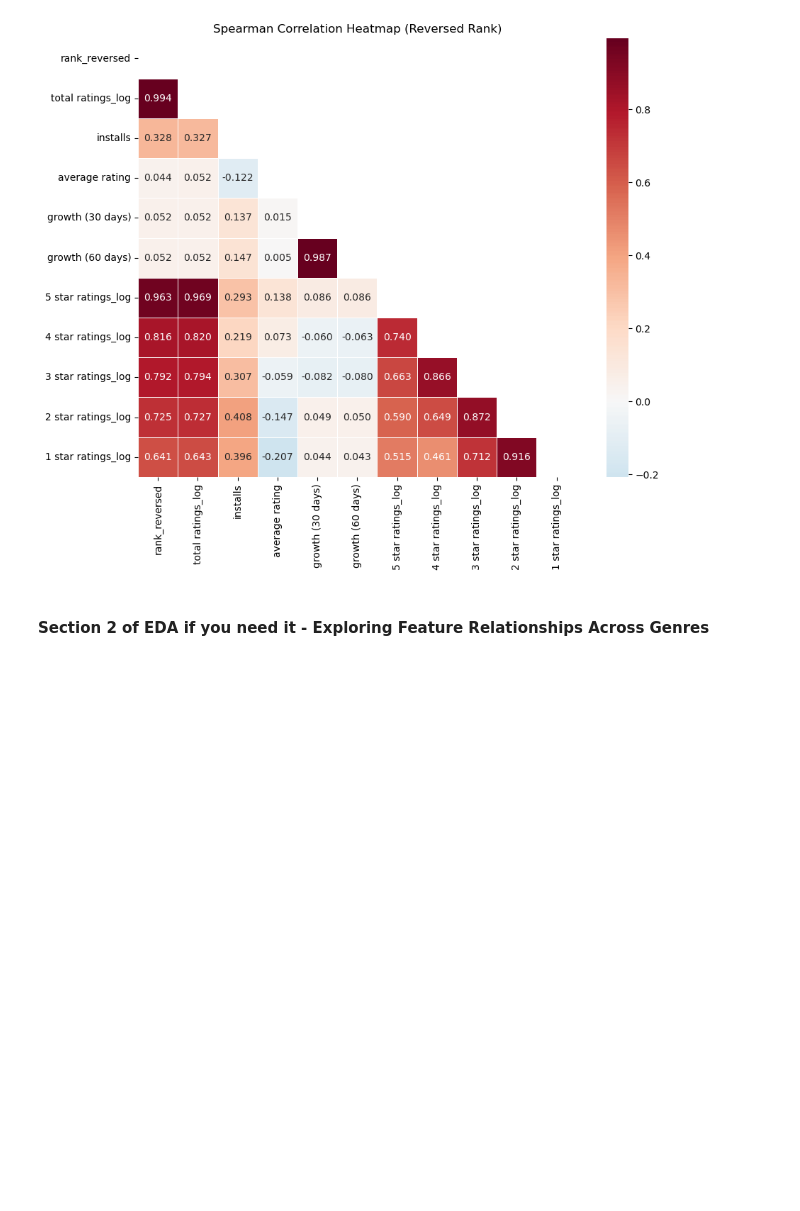
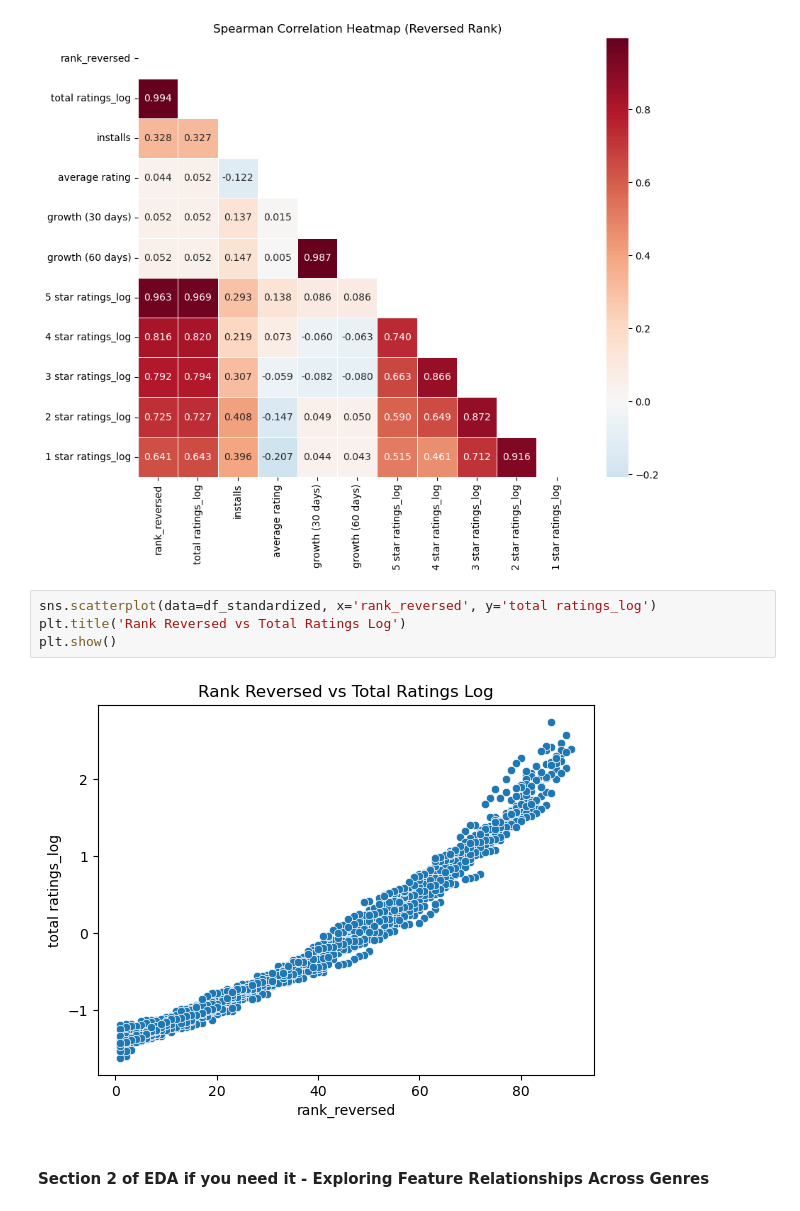
Before and after one commit to COGS108/Group066_WI26, a Jupyter notebook: 02-EDACheckpoint.ipynb, the cells around one changed output. Cells and saved outputs as stored; diff of their text form; blank space fills up the shorter version.

Commit message:
did scatterplot

```diff
--- a/02-EDACheckpoint.ipynb
+++ b/02-EDACheckpoint.ipynb
@@ -577,6 +580,12 @@ plt.tight_layout()
 plt.show()
 # %% [output]
 [figure]
+# %%
+sns.scatterplot(data=df_standardized, x='rank_reversed', y='total ratings_log')
+plt.title('Rank Reversed vs Total Ratings Log')
+plt.show()
+# %% [output]
+[figure, added]
 # %% [markdown]
 #### Section 2 of EDA if you need it - Exploring Feature Relationships Across Genres
 # %%
```
Also changed, not shown: parts of 2 cells of this notebook.
